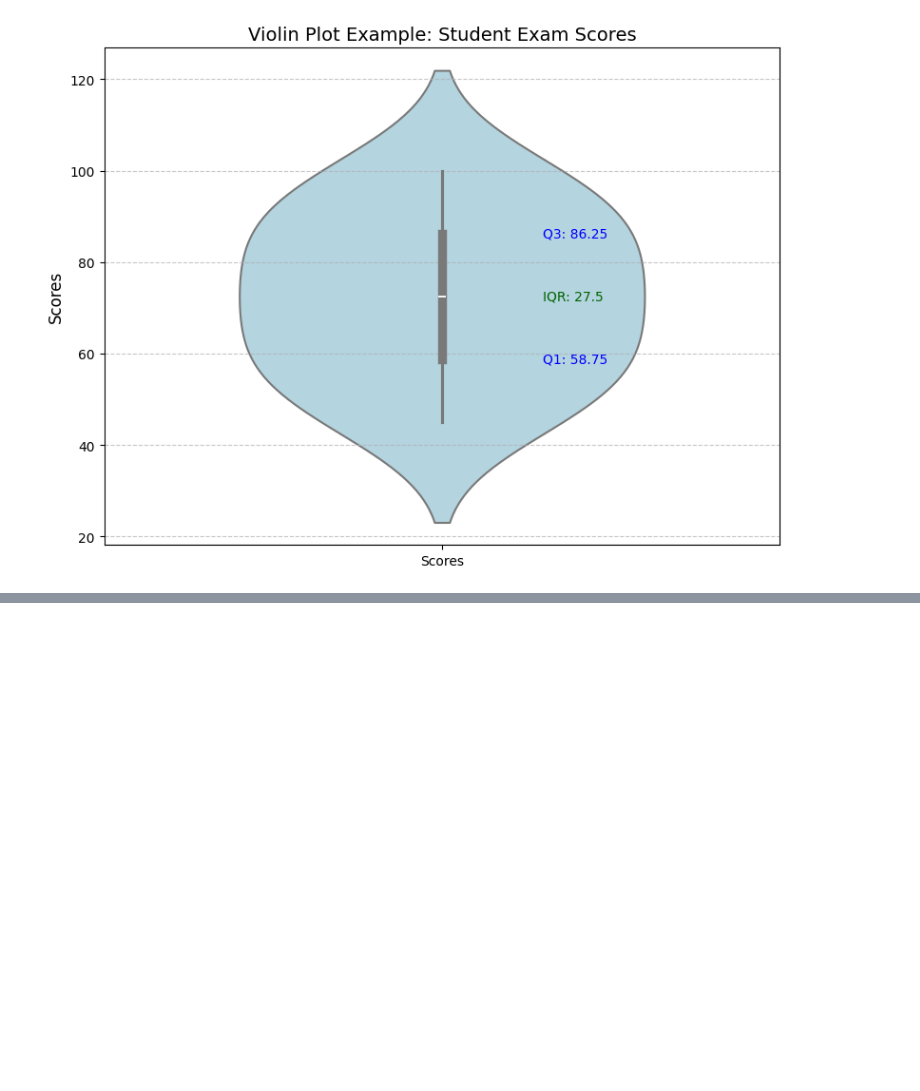
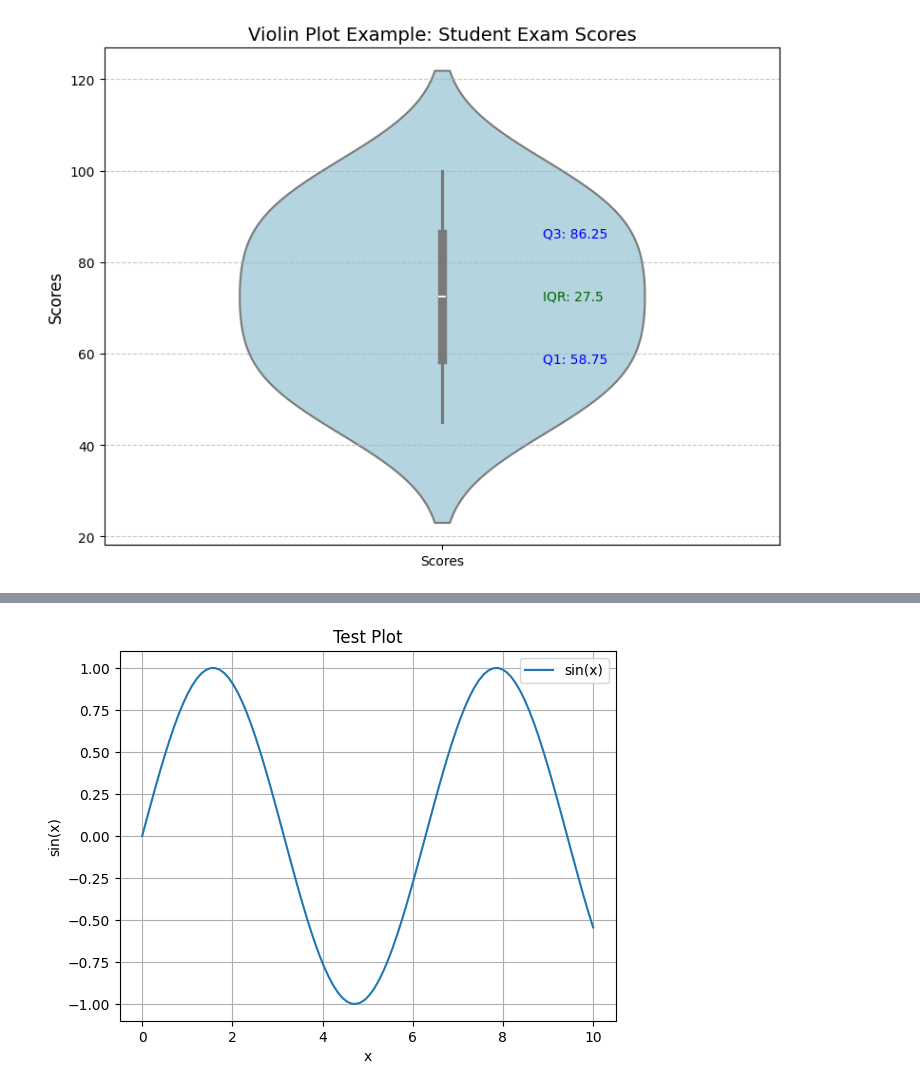
Before and after one commit to EbraamSobhy/Practice-Seaborn, a Jupyter notebook: test.ipynb, the cells around one changed output, grey strips where cells are left out. Cells and saved outputs as stored; diff of their text form; code cells hidden in the pictures; blank space fills up the shorter version.

```diff
--- a/test.ipynb
+++ b/test.ipynb
@@ -53,0 +146,20 @@ plt.show()
+# %%
+import numpy as np
+import matplotlib.pyplot as plt
+
+# Generate data
+x = np.linspace(0, 10, 100)
+y = np.sin(x)
+
+# Create a plot
+plt.plot(x, y, label='sin(x)')
+plt.title("Test Plot")
+plt.xlabel("x")
+plt.ylabel("sin(x)")
+plt.legend()
+plt.grid(True)
+
+# Display the plot
+plt.show()
+# %% [output]
+[figure, added]
```
Also changed, not shown: parts of 3 cells of this notebook, 5 other files.
